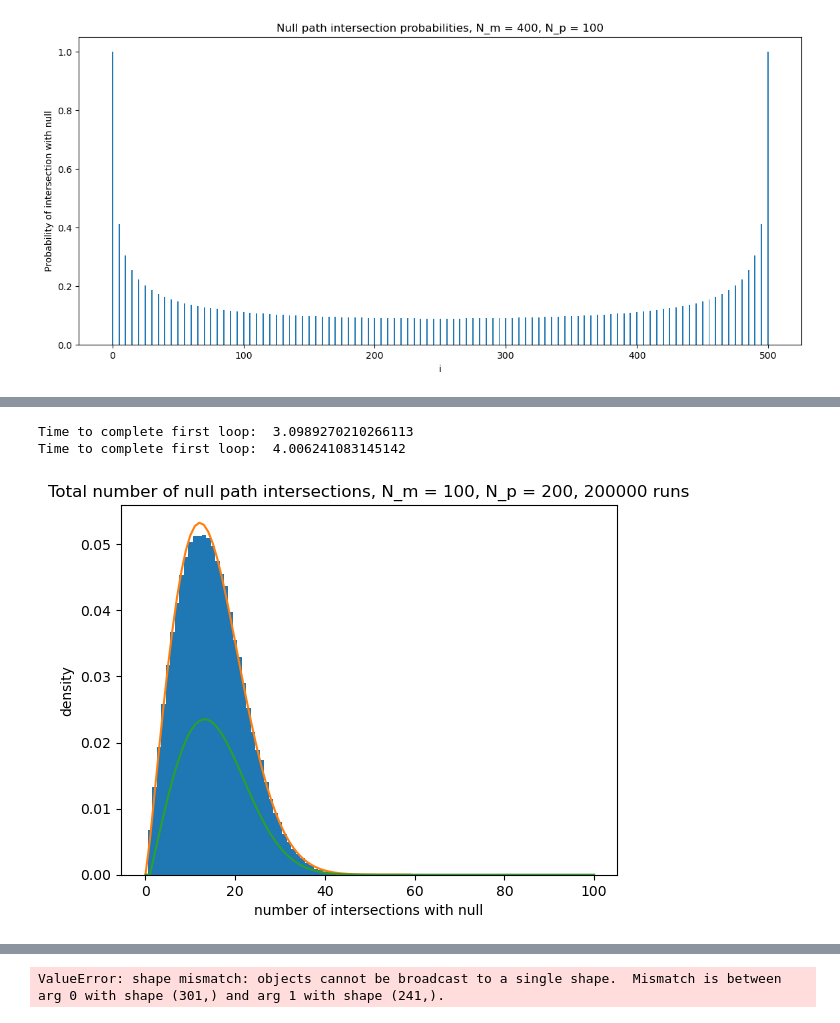
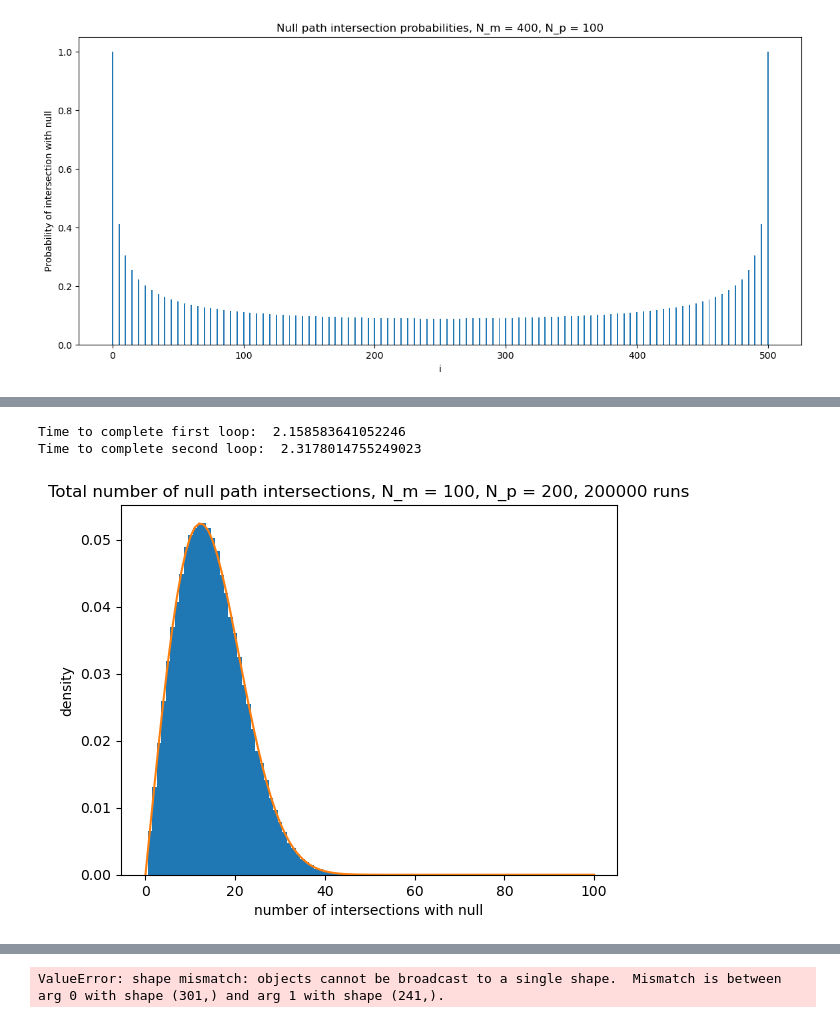
Before and after one commit to naqib-a/M4R-project, a Jupyter notebook: M4R code.ipynb, the cells around one changed output, grey strips where cells are left out. Cells and saved outputs as stored; diff of their text form; code cells hidden in the pictures.

```diff
--- a/M4R code.ipynb
+++ b/M4R code.ipynb
@@ -518,28 +456,0 @@ Time to complete second loop:  2.975471258163452
-# %%
-# [2.04081633e-02 4.08163265e-02 5.99218411e-02 7.64220582e-02
-#  8.91590679e-02 9.72644377e-02 1.00280389e-01 9.82338507e-02
-#  9.16449949e-02 8.14622176e-02 6.89295688e-02 5.54075003e-02
-#  4.21795835e-02 3.02827779e-02 2.03945239e-02 1.27965640e-02
-#  7.41619051e-03 3.92621851e-03 1.87163821e-03 7.88058195e-04
-#  2.85331415e-04 8.54053216e-05 1.98416404e-05 3.18528006e-06]
-
-# [0.00000000e+00 1.08554060e-02 2.17108120e-02 3.18425242e-02
-#  4.05268490e-02 4.71242431e-02 5.11634639e-02 5.24113533e-02
-#  5.09138860e-02 4.69974333e-02 4.12258186e-02 3.43177085e-02
-#  2.70381946e-02 2.00855160e-02 1.39962419e-02 9.08846876e-03
-#  5.45308126e-03 2.99039940e-03 1.47760912e-03 6.45392487e-04
-#  2.42628755e-04 7.54845014e-05 1.82490003e-05]
-
-arr = np.array(np.random.randint(10,size=[5,6,6]))
-print(arr[0])
-l = np.array([1,2,3])
-k = np.array([2,3])
-# print(arr[[l,k]])
-# print()
-# print(arr[l])
-print()
-print(arr[0,l])
-print()
-print(arr[l][:,k])
-
-# print(arr[l,k])
@@ -666,30 +650,24 @@ plt.show()
 # %%
 N_m = 100
 N_p = 200
 N = N_m + N_p
 M = 200000
 
 _, inter_number = intersection_density(N_m, N_p, M)
-fit_alpha, fit_loc, fit_beta = sp.stats.weibull_min.fit(inter_number)
 
 fig, ax = plt.subplots()
 ax.hist(inter_number, bins = np.max(inter_number) + 1, density = True, range = [-0.5, np.max(inter_number) + 0.5])
 ax.set_title(f"Total number of null path intersections, N_m = {N_m}, N_p = {N_p}, {M} runs")
 ax.set_xlabel("number of intersections with null")
 ax.set_ylabel("density")
 pred1 = intersect_num_dp(N_m, N_p, K=30)
 t = np.arange(60)
-pred = sp.stats.weibull_min.pdf(t, fit_alpha, fit_loc, fit_beta)
-ax.plot(t, pred)
 ax.plot(pred1)
-
-
-
 plt.show()
 # %% [output]
-Time to complete first loop:  3.0989270210266113
-Time to complete first loop:  4.006241083145142
+Time to complete first loop:  2.158583641052246
+Time to complete second loop:  2.3178014755249023
-[figure, old version]
+[figure, new version]
 # %%
 inters, inter_number = [],[]
 del inters, inter_number
```
Also changed, not shown: parts of 10 cells of this notebook.
